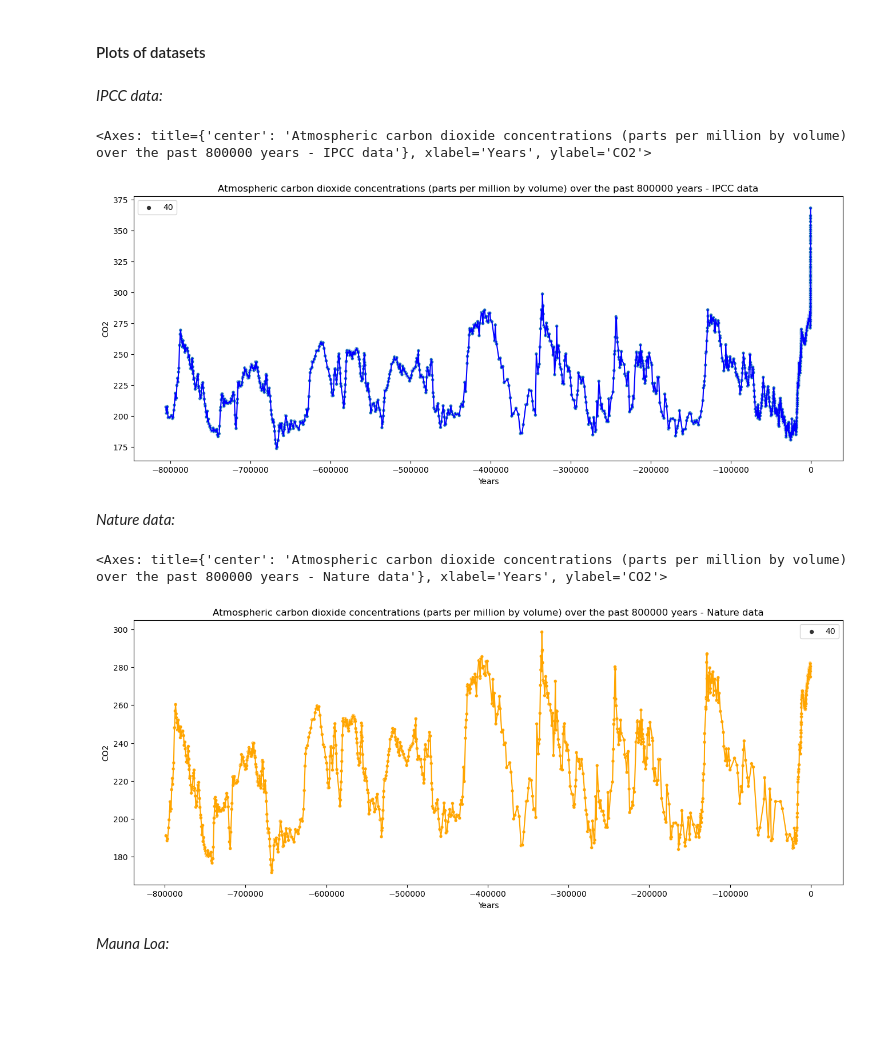
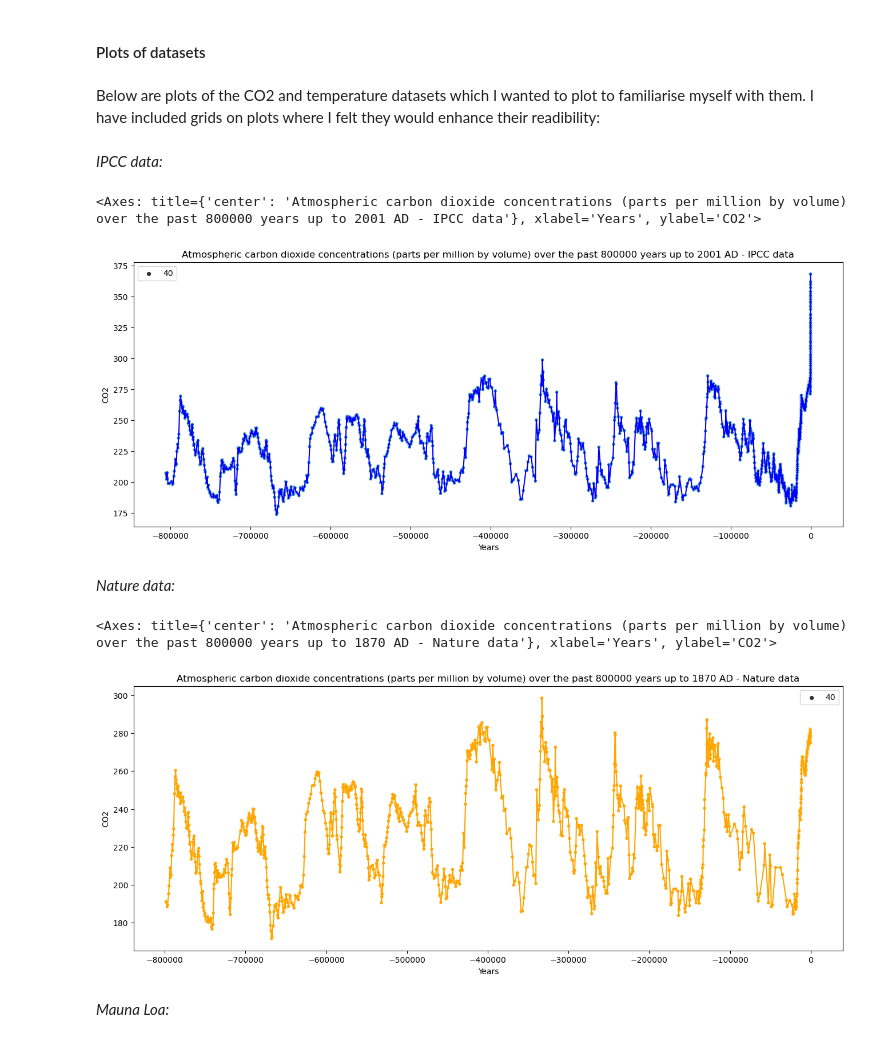
Before and after one commit to jmce22/pfda_project2, a Jupyter notebook: pfda_project2.ipynb, the cells around one changed output. Cells and saved outputs as stored; diff of their text form; code cells hidden in the pictures; blank space fills up the shorter version.

```diff
--- a/pfda_project2.ipynb
+++ b/pfda_project2.ipynb
@@ -330,30 +331,32 @@ print(df_ch4)
 [2214 rows x 2 columns]
 # %% [markdown]
 #### Plots of datasets ####
+# %% [markdown]
+Below are plots of the CO2 and temperature datasets which I wanted to plot to familiarise myself with them. I have included grids on plots where I felt they would enhance their readibility:
 # %% [markdown]
 *IPCC data:*
 # %%
 plt.figure(figsize= (16,6))
-plt.title('Atmospheric carbon dioxide concentrations (parts per million by volume) over the past 800000 years - IPCC data')
+plt.title('Atmospheric carbon dioxide concentrations (parts per million by volume) over the past 800000 years up to 2001 AD - IPCC data')
 
 sns.scatterplot(x ='Years', y = 'CO2', data = df_co2_ipcc, size = 40)      # use 'size' parameter to decrease size of markers
 
 sns.lineplot(x ='Years', y = 'CO2', data = df_co2_ipcc, color = 'blue')
 # %% [output]
-<Axes: title={'center': 'Atmospheric carbon dioxide concentrations (parts per million by volume) over the past 800000 years - IPCC data'}, xlabel='Years', ylabel='CO2'>
+<Axes: title={'center': 'Atmospheric carbon dioxide concentrations (parts per million by volume) over the past 800000 years up to 2001 AD - IPCC data'}, xlabel='Years', ylabel='CO2'>
-[figure, old version]
+[figure, new version]
 # %% [markdown]
 *Nature data:*
 # %%
 plt.figure(figsize= (16,6))
-plt.title('Atmospheric carbon dioxide concentrations (parts per million by volume) over the past 800000 years - Nature data')
+plt.title('Atmospheric carbon dioxide concentrations (parts per million by volume) over the past 800000 years up to 1870 AD - Nature data')
 
 sns.scatterplot(x='Years', y='CO2', data=df_co2_nature, color = 'orange', size = 40)      # use 'size' parameter to decrease size of markers
 
 sns.lineplot(x = 'Years', y = 'CO2', data = df_co2_nature, color = 'orange')
 # %% [output]
-<Axes: title={'center': 'Atmospheric carbon dioxide concentrations (parts per million by volume) over the past 800000 years - Nature data'}, xlabel='Years', ylabel='CO2'>
+<Axes: title={'center': 'Atmospheric carbon dioxide concentrations (parts per million by volume) over the past 800000 years up to 1870 AD - Nature data'}, xlabel='Years', ylabel='CO2'>
-[figure, old version]
+[figure, new version]
 # %% [markdown]
 *Mauna Loa:*
 # %%
```
Also changed, not shown: parts of 9 cells of this notebook, 2 other files.
